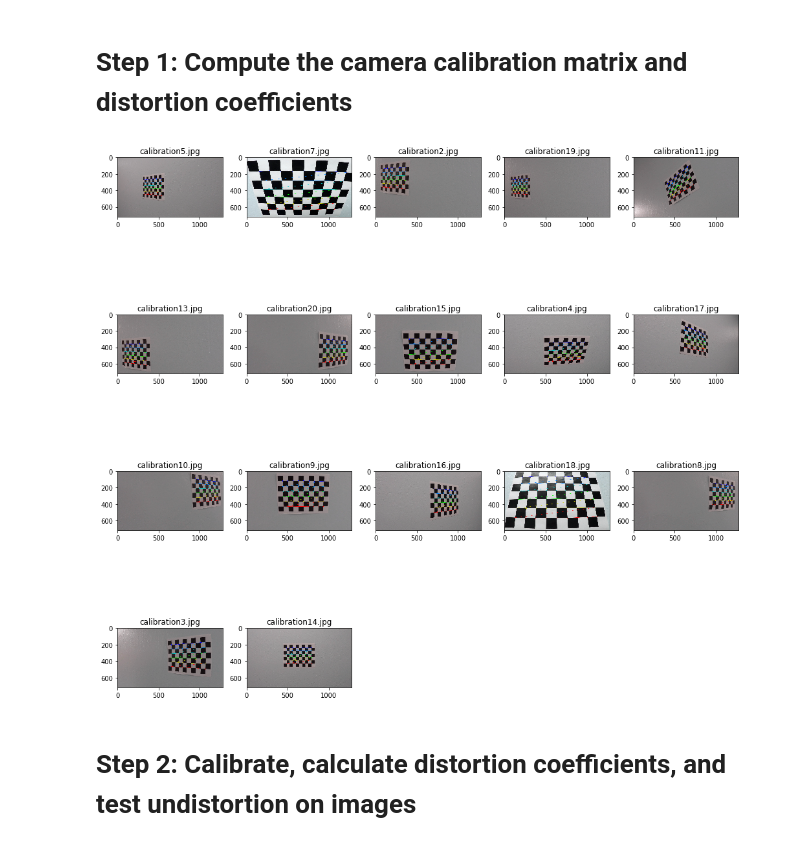
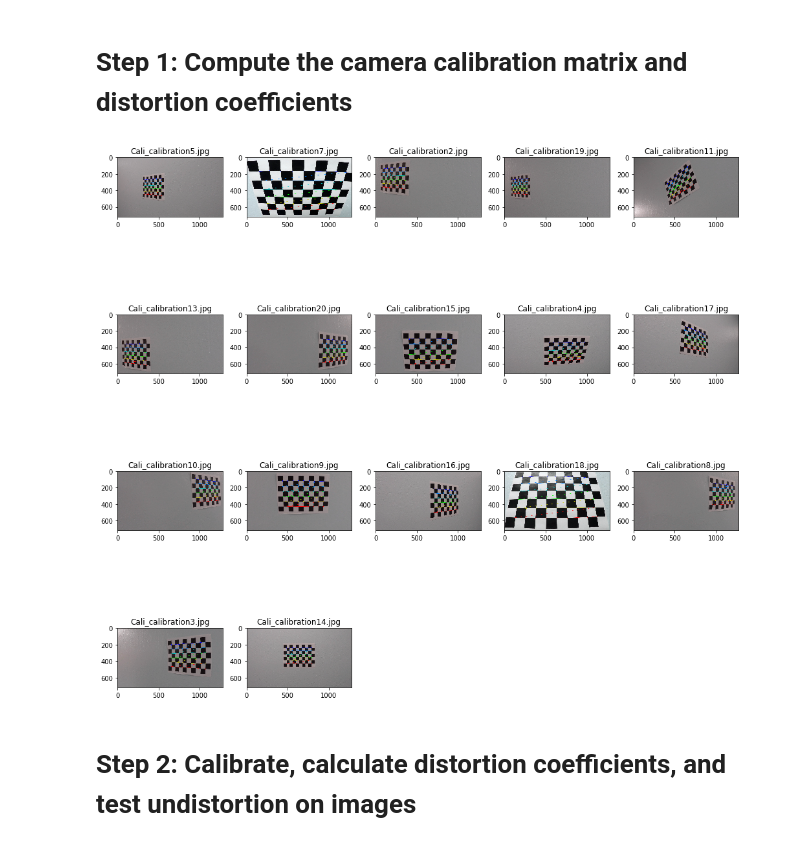
Before and after one commit to aliasaswad/CarND-Advanced-Lane-Lines-P2, a Jupyter notebook: P2.ipynb, the cells around one changed output. Drawn from its saved outputs; the diff is of its cells as text; code cells hidden in the pictures.

Commit message:
cali the images

```diff
--- a/P2.ipynb
+++ b/P2.ipynb
@@ -132,12 +131,12 @@ show_images(original_imgs, imgs_names, cols=5)
 # %%
 # prepare object points, like (0,0,0), (1,0,0), (2,0,0) ....,(6,5,0)
 objp = np.zeros((6*9,3), np.float32)
 objp[:,:2] = np.mgrid[0:9,0:6].T.reshape(-1,2) #that will shape coordinate back to two colomns x and y
 
-cal_imgs, objpoints, imgpoints = camera_imgs(imgs_names_path, objp)
-show_images(cal_imgs, org_img_names)
+cal_imgs, objpoints, imgpoints = get_cal_imgs(imgs_names_path, objp)
+show_images(cal_imgs, imgs_names, pref="Cali_")
 # %% [output]
-[figure, old version]
+[figure, new version]
 # %% [markdown]
 # Step 2: Calibrate, calculate distortion coefficients, and test undistortion on images
 # %%
```
Also changed, not shown: parts of 2 cells of this notebook, 1 other file.
